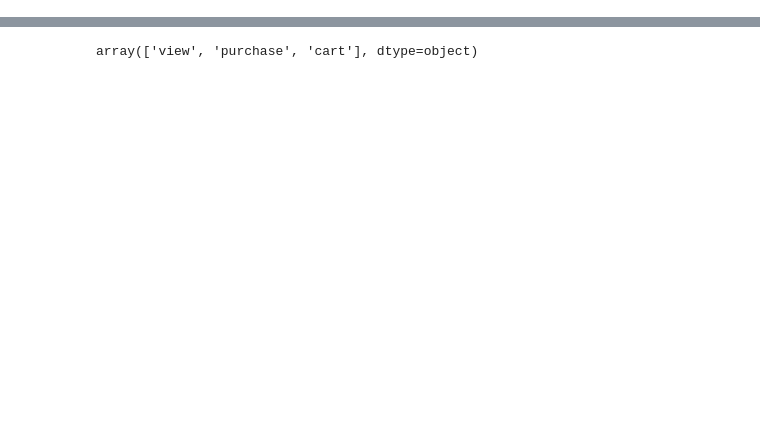
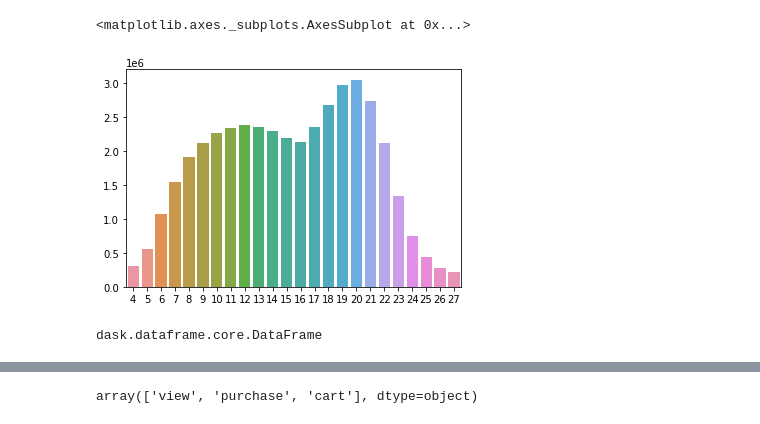
Before and after one commit to dlskawns/coz-project, a Jupyter notebook: CP2_기획_프로젝트.ipynb, the cells around one changed output, grey strips where cells are left out. Cells and saved outputs as stored; diff of their text form; code cells hidden in the pictures; blank space fills up the shorter version.

```diff
--- a/CP2_기획_프로젝트.ipynb
+++ b/CP2_기획_프로젝트.ipynb
@@ -25,0 +110,5 @@ df.head()
+# %%
+sns.barplot((df['event_time']+4).value_counts().index, (df['event_time']+4).value_counts().values)
+# %% [output]
+<matplotlib.axes._subplots.AxesSubplot at 0x...>
+[figure, added]
@@ -25,0 +117,4 @@ df.head()
+# %%
+type(df1_utc)
+# %% [output]
+dask.dataframe.core.DataFrame
```
Also changed, not shown: parts of 24 cells of this notebook.
